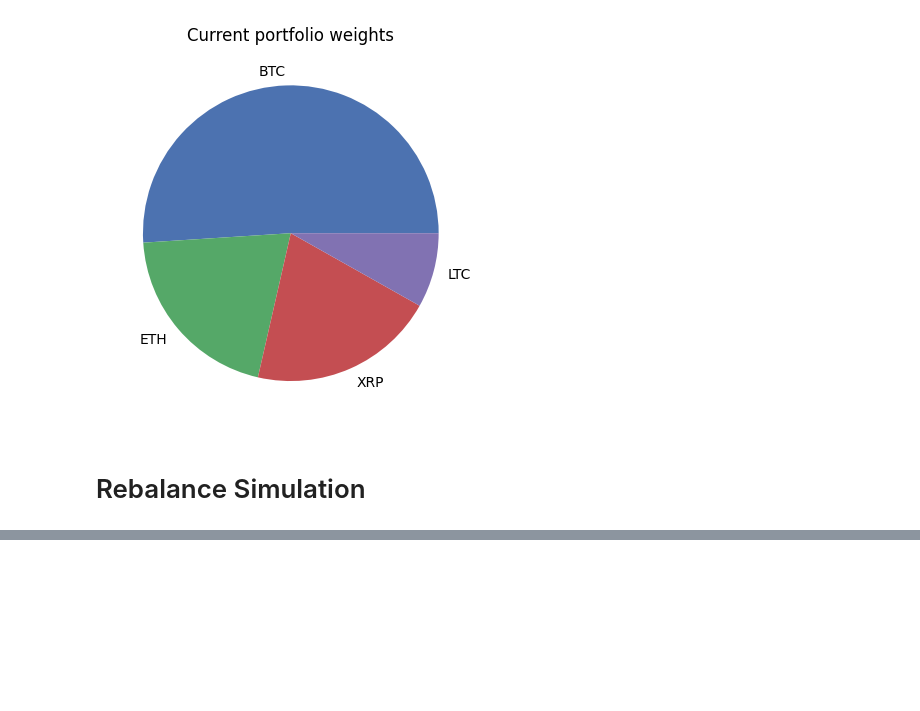
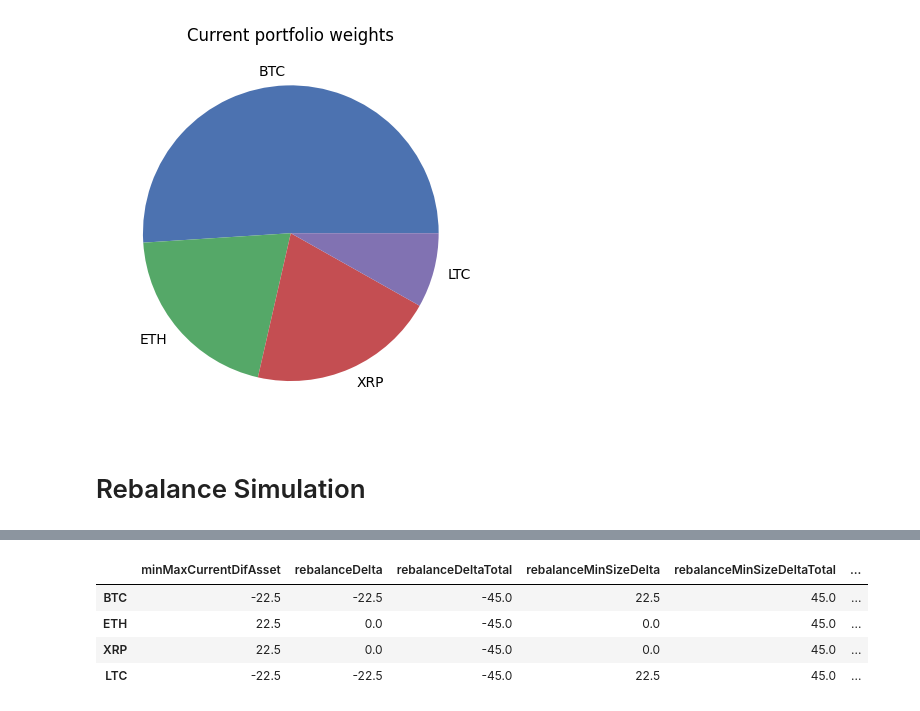
Before and after one commit to arguiot/portfolio, a Jupyter notebook: trade_generator.ipynb, the cells around one changed output, grey strips where cells are left out. Saved outputs shown, nothing was run; the diff lists cells and outputs as text; code cells hidden in the pictures; blank space fills up the shorter version.

```diff
--- a/trade_generator.ipynb
+++ b/trade_generator.ipynb
@@ -74,0 +81,32 @@ weights.plot(kind='pie', title='Current portfolio weights')
+# %%
+# Traceback
+df = pd.DataFrame()
+
+df['minMaxCurrentDifAsset'] = minMaxCurrentDifAsset(amountAsset=np.array(portfolio), priceAsset=np.array(prices), weightAssets=np.array(weight_assets), TBDAmount=tbd)
+df['rebalanceDelta'] = rebalanceDeltaAsset(amountAsset=np.array(portfolio), priceAsset=np.array(prices), weightAssets=np.array(weight_assets), TBDAmount=tbd)
+df['rebalanceDeltaTotal'] = rebalanceDeltaTotalAsset(amountAsset=np.array(portfolio), priceAsset=np.array(prices), weightAssets=np.array(weight_assets), TBDAmount=tbd)
+df['rebalanceMinSizeDelta'] = rebalanceMinSizeDeltaAsset(amountAsset=np.array(portfolio), priceAsset=np.array(prices), orderSizeAssets=np.array(order_size_assets), weightAssets=np.array(weight_assets), TBDAmount=tbd)
+df['rebalanceMinSizeDeltaTotal'] = rebalanceMinSizeDeltaTotalAsset(amountAsset=np.array(portfolio), priceAsset=np.array(prices), orderSizeAssets=np.array(order_size_assets), weightAssets=np.array(weight_assets), TBDAmount=tbd)
+df['buyINDAsset'] = buyINDAsset(amountAsset=np.array(portfolio), priceAsset=np.array(prices), orderSizeAssets=np.array(order_size_assets), weightAssets=np.array(weight_assets), TBDAmount=tbd)
+df['totalBuyOrder'] = totalbuyOrderAsset(amountAsset=np.array(portfolio), priceAsset=np.array(prices), orderSizeAssets=np.array(order_size_assets), weightAssets=np.array(weight_assets), TBDAmount=tbd)
+df['totalSellOrder'] = totalsellOrderAsset(amountAsset=np.array(portfolio), priceAsset=np.array(prices), orderSizeAssets=np.array(order_size_assets), weightAssets=np.array(weight_assets), TBDAmount=tbd)
+df['maxToMinRank'] = maxToMinRankAsset(amountAsset=np.array(portfolio), priceAsset=np.array(prices), weightAssets=np.array(weight_assets), TBDAmount=tbd)
+df['minToMaxRank'] = minToMaxRankAsset(amountAsset=np.array(portfolio), priceAsset=np.array(prices), weightAssets=np.array(weight_assets), TBDAmount=tbd)
+df['assetCapRank'] = assetCapRankAsset(amountAsset=np.array(portfolio), priceAsset=np.array(prices), orderSizeAssets=np.array(order_size_assets), weightAssets=np.array(weight_assets), TBDAmount=tbd)
+df['assetRawCapFilled'] = rawCapFilledAsset(amountAsset=np.array(portfolio), priceAsset=np.array(prices), orderSizeAssets=np.array(order_size_assets), weightAssets=np.array(weight_assets), TBDAmount=tbd)
+df['assetCapToFill'] = capToFillAsset(amountAsset=np.array(portfolio), priceAsset=np.array(prices), orderSizeAssets=np.array(order_size_assets), weightAssets=np.array(weight_assets), TBDAmount=tbd)
+df['minOrder'] = minOrderAsset(amountAsset=np.array(portfolio), priceAsset=np.array(prices), orderSizeAssets=np.array(order_size_assets), weightAssets=np.array(weight_assets), TBDAmount=tbd)
+df['additionalOrder'] = additionalOrdersAsset(amountAsset=np.array(portfolio), priceAsset=np.array(prices), orderSizeAssets=np.array(order_size_assets), weightAssets=np.array(weight_assets), TBDAmount=tbd)
+df['totalOrders'] = totalOrders(amountAsset=np.array(portfolio), priceAsset=np.array(prices), orderSizeAssets=np.array(order_size_assets), weightAssets=np.array(weight_assets), TBDAmount=tbd)
+df['orderSizes'] = orderSize(amountAsset=np.array(portfolio), priceAsset=np.array(prices), orderSizeAssets=np.array(order_size_assets), weightAssets=np.array(weight_assets), TBDAmount=tbd)
+
+
+df.index = portfolio.index
+
+df
+# %% [output]
+|  | minMaxCurrentDifAsset | rebalanceDelta | rebalanceDeltaTotal | rebalanceMinSizeDelta | rebalanceMinSizeDeltaTotal | ... |
+| BTC | -22.5 | -22.5 | -45.0 | 22.5 | 45.0 | ... |
+| ETH | 22.5 | 0.0 | -45.0 | 0.0 | 45.0 | ... |
+| XRP | 22.5 | 0.0 | -45.0 | 0.0 | 45.0 | ... |
+| LTC | -22.5 | -22.5 | -45.0 | 22.5 | 45.0 | ... |
```
Also changed, not shown: parts of 4 cells of this notebook, 10 other files.
